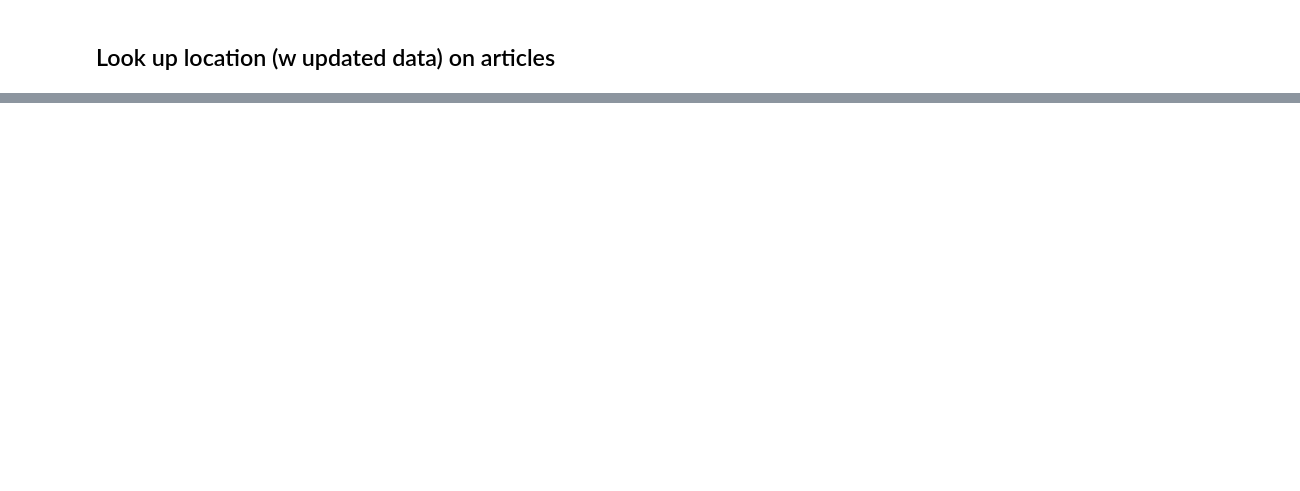
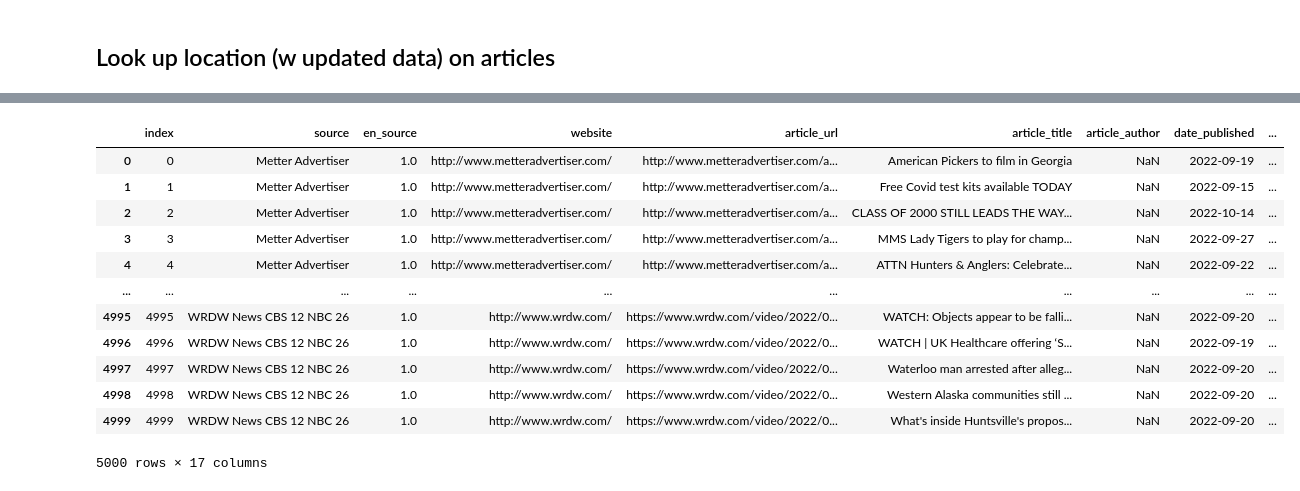
Before and after one commit to ykim71/georgia_analysis, a Jupyter notebook: (2)_Georgia_place_analysis.ipynb, the cells around one changed output, grey strips where cells are left out. Cells and saved outputs as stored; diff of their text form; code cells hidden in the pictures; blank space fills up the shorter version.

```diff
--- a/(2)_Georgia_place_analysis.ipynb
+++ b/(2)_Georgia_place_analysis.ipynb
@@ -336,20 +227,0 @@ ner_person_raw = list(set(ner_person['ner_original'].tolist()))
-# %%
-
-import nltk
-nltk.download('punkt')
-
-import re
-
-def bigrams(s):
-    return [i for i in s if re.search(r'\s', i) ]
-
-def unigrams(s):
-    return [i for i in s if not re.search(r'\s', i) ]
-
-word_bigrams_done = list(set(bigrams(ner_person_raw)))
-print(word_bigrams_done)
-print(len(word_bigrams_done))
-
-word_unigrams_done = unigrams(ner_person_raw)
-print(word_unigrams_done)
-print(len(word_unigrams_done))
@@ -526,0 +462,8 @@ df['ner_places_clean'] = df['ner_places_clean'].str.lstrip("'")
+# %%
+#import pandas as pd #CO: already imported. Consider only importing each package once. Such a minor thing, I know, but I hope these comments are helpful. Getting rid of some clutter might make it faster to read/edit the script later on.
+
+#df = pd.read_pickle('/content/drive/MyDrive/Georgia/Web Scraping/Georgia_data_v2_translation_ner2_lem.pkl')
+
+%cd /content/drive/MyDrive/Colab Notebooks/'Check code for others'/'Check Georgia code for Yujin, apr 2023'/Georgia/'Web Scraping'
+#!pwd
+df = pd.read_pickle('Georgia_data_v2_translation_ner3_lem.pkl') #CO: I assume this is the relevant file!
@@ -544,10 +494,5 @@ print(len(word_unigrams_done))
 # %%
-import numpy as np
+import numpy as np #CO: already imported above
+df = df.head(5000) #CO: take a small sample to speed it up as I'm checking in
 df['place_ng1'] = df['article_final'].astype(str).apply(lambda x: set.intersection(set(x.split(' ')), word_unigrams_done))
 df['place_ng2'] = df['article_final'].astype(str).apply(lambda x: [i for i in word_bigrams_done if i in x])
-# %%
-
-# only for what spaCy found
-
-df['place_ner1'] = df['ner_places_clean'].astype(str).apply(lambda x: set.intersection(set(x.split(' ')), word_unigrams_done))
-df['place_ner2'] = df['ner_places_clean'].astype(str).apply(lambda x: [i for i in word_bigrams_done if i in x])
@@ -758,0 +750,18 @@ df.sample(100)
+# %%
+#df_ng_all_m20_county_unique_count.to_excel('Georgia_m20_county_unique_count_v2.xlsx')
+pd.reset_option('display.max_colwidth')
+df #CO: in "place ng1", why is the first row empty? America and Georgia are both unigrams, so why woouldn't these be mentioned here?
+# %% [output]
+|  | index | source | en_source | website | article_url | article_title | article_author | date_published | ... |
+| 0 | 0 | Metter Advertiser | 1.0 | http://www.metteradvertiser.com/ | http://www.metteradvertiser.com/a... | American Pickers to film in Georgia | NaN | 2022-09-19 | ... |
+| 1 | 1 | Metter Advertiser | 1.0 | http://www.metteradvertiser.com/ | http://www.metteradvertiser.com/a... | Free Covid test kits available TODAY | NaN | 2022-09-15 | ... |
+| 2 | 2 | Metter Advertiser | 1.0 | http://www.metteradvertiser.com/ | http://www.metteradvertiser.com/a... | CLASS OF 2000 STILL LEADS THE WAY... | NaN | 2022-10-14 | ... |
+| 3 | 3 | Metter Advertiser | 1.0 | http://www.metteradvertiser.com/ | http://www.metteradvertiser.com/a... | MMS Lady Tigers to play for champ... | NaN | 2022-09-27 | ... |
+| 4 | 4 | Metter Advertiser | 1.0 | http://www.metteradvertiser.com/ | http://www.metteradvertiser.com/a... | ATTN Hunters & Anglers: Celebrate... | NaN | 2022-09-22 | ... |
+| ... | ... | ... | ... | ... | ... | ... | ... | ... | ... |
+| 4995 | 4995 | WRDW News CBS 12 NBC 26 | 1.0 | http://www.wrdw.com/ | https://www.wrdw.com/video/2022/0... | WATCH: Objects appear to be falli... | NaN | 2022-09-20 | ... |
+| 4996 | 4996 | WRDW News CBS 12 NBC 26 | 1.0 | http://www.wrdw.com/ | https://www.wrdw.com/video/2022/0... | WATCH | UK Healthcare offering ‘S... | NaN | 2022-09-19 | ... |
+| 4997 | 4997 | WRDW News CBS 12 NBC 26 | 1.0 | http://www.wrdw.com/ | https://www.wrdw.com/video/2022/0... | Waterloo man arrested after alleg... | NaN | 2022-09-20 | ... |
+| 4998 | 4998 | WRDW News CBS 12 NBC 26 | 1.0 | http://www.wrdw.com/ | https://www.wrdw.com/video/2022/0... | Western Alaska communities still ... | NaN | 2022-09-20 | ... |
+| 4999 | 4999 | WRDW News CBS 12 NBC 26 | 1.0 | http://www.wrdw.com/ | https://www.wrdw.com/video/2022/0... | What's inside Huntsville's propos... | NaN | 2022-09-20 | ... |
+5000 rows × 17 columns
```
Also changed, not shown: parts of 232 cells of this notebook.
